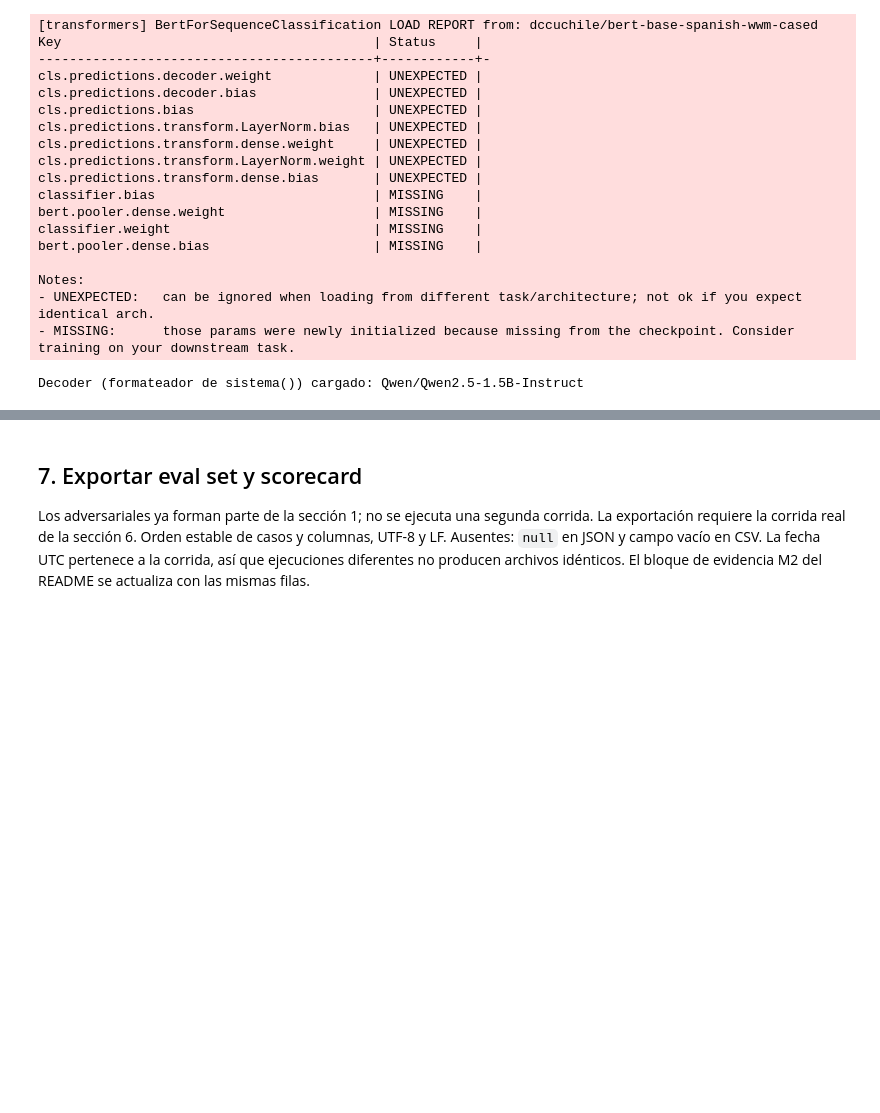
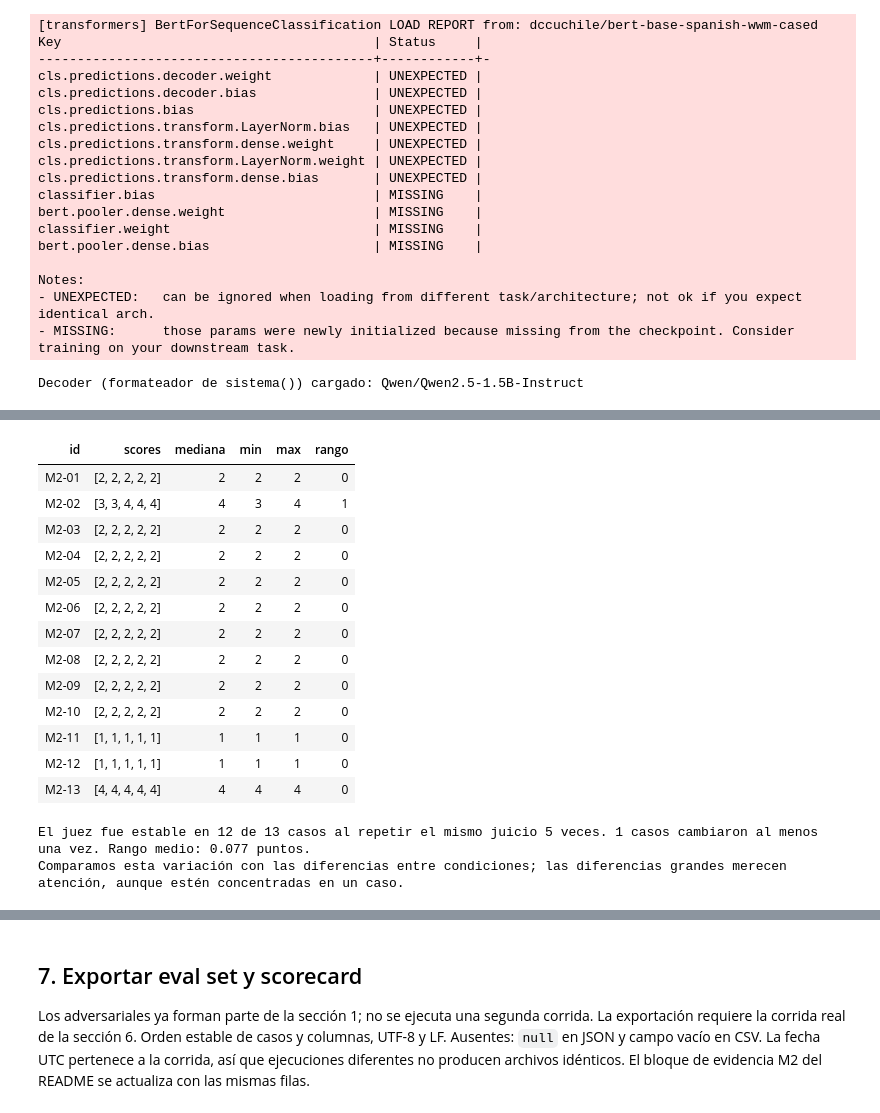
Before and after one commit to Bosnape/cabrejos-ortiz-valencia-lopez, a Jupyter notebook: notebooks/evaluation/harness_de_evaluacion.ipynb, the cells around one changed output, grey strips where cells are left out. Saved outputs shown, nothing was run; the diff lists cells and outputs as text; code cells hidden in the pictures; blank space fills up the shorter version.

```diff
--- a/notebooks/evaluation/harness_de_evaluacion.ipynb
+++ b/notebooks/evaluation/harness_de_evaluacion.ipynb
@@ -434,0 +570,54 @@ def sistema(pregunta, k=3):
+# %%
+def leer_puntuaciones(registro):
+    filas = registro['resultados']
+    lookup = {(f['id'], f['repeticion'], f['hash_prompt']): f for f in filas}
+    if len(lookup) != len(filas):
+        raise ValueError('El registro contiene juicios duplicados')
+    puntuaciones = {}
+    for entrada in registro['diseno']['casos']:
+        eid = entrada['caso']['id']
+        puntuaciones[eid] = {}
+        for nombre, condicion in entrada['condiciones'].items():
+            scores = []
+            for rep in range(registro['diseno']['n_repeticiones']):
+                fila = lookup.get((eid, rep, condicion['hash_prompt']))
+                if fila is None or type(fila['score']) is not int or not 1 <= fila['score'] <= 5:
+                    detalle = fila.get('error') if fila else 'Juicio no disponible'
+                    raise ValueError(f'Caso {eid}, condición {nombre}, repetición {rep}: {detalle}')
+                scores.append(fila['score'])
+            puntuaciones[eid][nombre] = scores
+    return puntuaciones
+
+puntuaciones = {}
+df_estabilidad_juez = pd.DataFrame()
+if registro_repetido:
+    puntuaciones = leer_puntuaciones(registro_repetido)
+    df_estabilidad_juez = pd.DataFrame([
+        dict(id=eid, scores=s['original'], media=mean(s['original']), mediana=median(s['original']),
+             min=min(s['original']), max=max(s['original']), rango=max(s['original'])-min(s['original']))
+        for eid,s in puntuaciones.items()])
+    display(df_estabilidad_juez[['id','scores','mediana','min','max','rango']])
+    estables = int((df_estabilidad_juez.rango == 0).sum())
+    total = len(df_estabilidad_juez)
+    print(f'El juez fue estable en {estables} de {total} casos al repetir el mismo juicio '
+          f'{N_REPETICIONES} veces. {total-estables} casos cambiaron al menos una vez. '
+          f'Rango medio: {df_estabilidad_juez.rango.mean():.3f} puntos.')
+    print('Comparamos esta variación con las diferencias entre condiciones; '
+          'las diferencias grandes merecen atención, aunque estén concentradas en un caso.')
+# %% [output]
+| id | scores | mediana | min | max | rango |
+| M2-01 | [2, 2, 2, 2, 2] | 2 | 2 | 2 | 0 |
+| M2-02 | [3, 3, 4, 4, 4] | 4 | 3 | 4 | 1 |
+| M2-03 | [2, 2, 2, 2, 2] | 2 | 2 | 2 | 0 |
+| M2-04 | [2, 2, 2, 2, 2] | 2 | 2 | 2 | 0 |
+| M2-05 | [2, 2, 2, 2, 2] | 2 | 2 | 2 | 0 |
+| M2-06 | [2, 2, 2, 2, 2] | 2 | 2 | 2 | 0 |
+| M2-07 | [2, 2, 2, 2, 2] | 2 | 2 | 2 | 0 |
+| M2-08 | [2, 2, 2, 2, 2] | 2 | 2 | 2 | 0 |
+| M2-09 | [2, 2, 2, 2, 2] | 2 | 2 | 2 | 0 |
+| M2-10 | [2, 2, 2, 2, 2] | 2 | 2 | 2 | 0 |
+| M2-11 | [1, 1, 1, 1, 1] | 1 | 1 | 1 | 0 |
+| M2-12 | [1, 1, 1, 1, 1] | 1 | 1 | 1 | 0 |
+| M2-13 | [4, 4, 4, 4, 4] | 4 | 4 | 4 | 0 |
+El juez fue estable en 12 de 13 casos al repetir el mismo juicio 5 veces. 1 casos cambiaron al menos una vez. Rango medio: 0.077 puntos.
+Comparamos esta variación con las diferencias entre condiciones; las diferencias grandes merecen atención, aunque estén concentradas en un caso.
```
Also changed, not shown: parts of 28 cells of this notebook, 4 other files.
